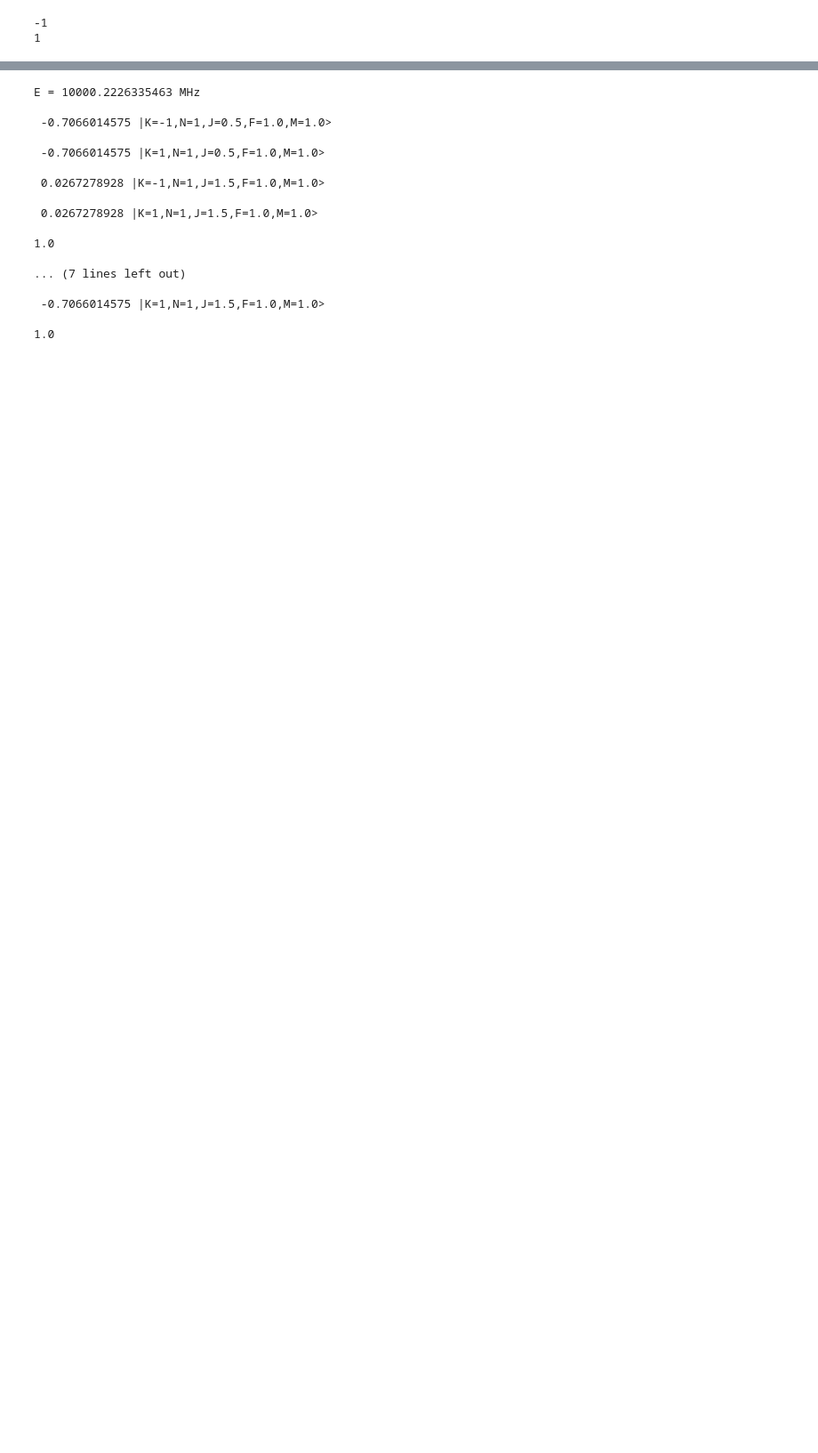
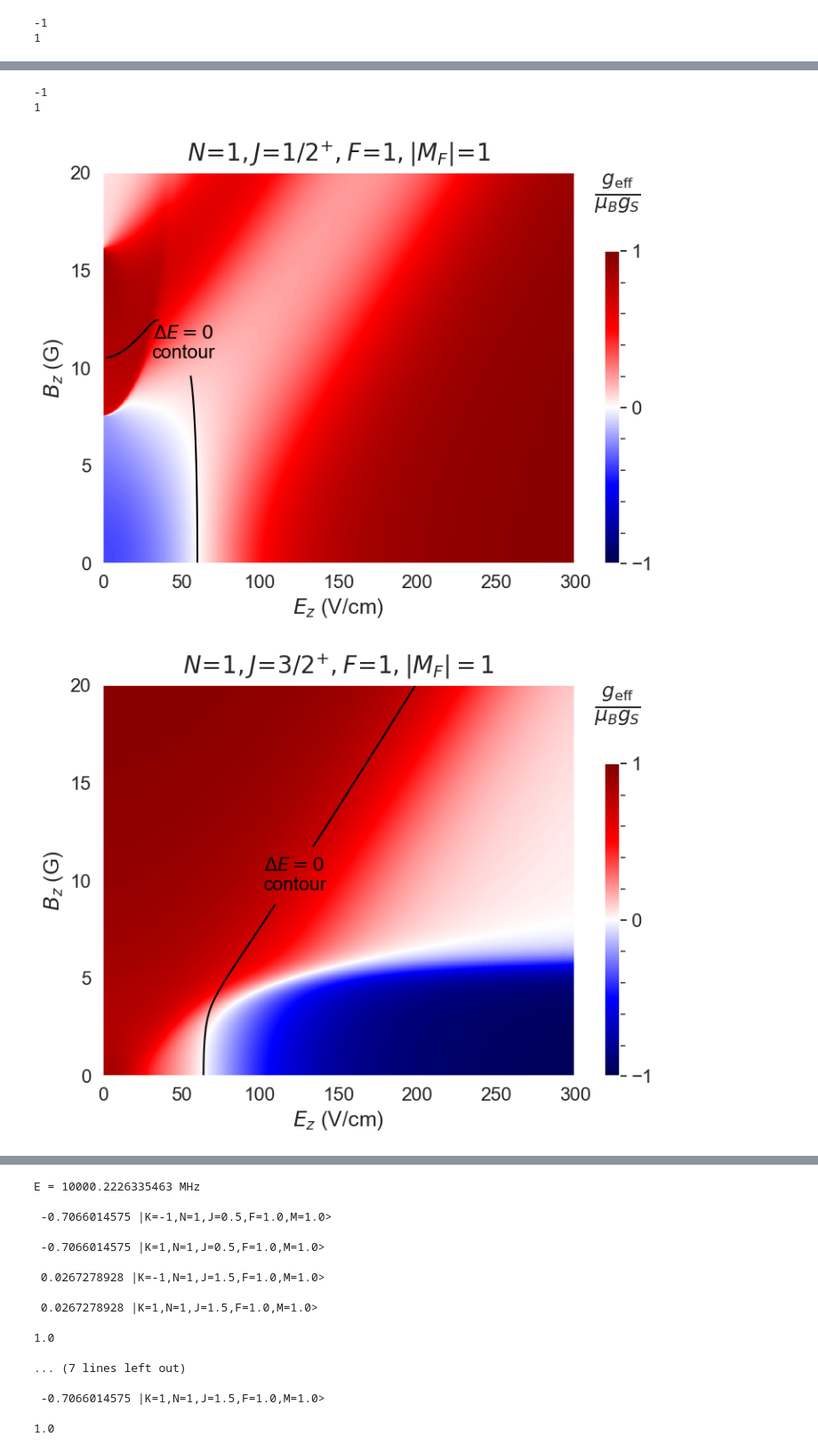
Before and after one commit to munozariasjm/Molecule-Structure, a Jupyter notebook: CaOH_X010_tracking.ipynb, the cells around one changed output, grey strips where cells are left out. Shown at 89% size. Cells and saved outputs as stored; diff of their text form; code cells hidden in the pictures; blank space fills up the shorter version.

```diff
--- a/CaOH_X010_tracking.ipynb
+++ b/CaOH_X010_tracking.ipynb
@@ -212,0 +325,51 @@ for M in eval_dict.keys():
+# %%
+muBgS=1.399624494*2.0023
+with_contour = True
+for M in eval_dict.keys():
+    print(M)
+    if M!=1:
+        continue
+    evals_EB = eval_dict[M]-eval_dict[-M]
+    PTV_EB = PTV_dict[M]-PTV_dict[-M]
+    for i in [3,4]:
+        plt.figure(figsize=(8,6))
+        if i == 3:
+            plt.title(r'$N\!=\!1, J\!=\!1/2^{+}, F\!=\!1, |M_F|\!=\!1$',fontsize=20,pad=10)
+        if i == 4:
+            plt.title(r'$N\!=\!1,J\!=\!3/2^{+},F\!=\!1,|M_F|=1$',fontsize=20,pad=10)
+        E_EB = evals_EB[i]
+        PTV = PTV_EB[i]
+        geff = np.gradient(evals_EB[i])[1]/deltaB
+#         EB_interp = RectBivariateSpline(Ez,Bz,E_EB)
+#         geff_interp = RectBivariateSpline(Ez,Bz,geff)
+        plt.grid(False)
+        plt.pcolormesh(*mesh,geff/muBgS,shading='auto',rasterized=True,cmap=sns.color_palette("seismic", as_cmap=True),norm=TwoSlopeNorm(vmin=-1,vcenter=0,vmax=1))#,vmin=-1,vmax=1)
+#         plt.pcolormesh(Ep,Bp,geff_interp(Ep,Bp).T/muBgS,rasterize=True,shading='gouraud',cmap=sns.color_palette("seismic", as_cmap=True),norm=TwoSlopeNorm(vmin=-1,vcenter=0,vmax=1))#,vmin=-1,vmax=1)
+        cbar = plt.colorbar(shrink=0.8,anchor=(0.0,0),ticks=[-1,0,1])
+        cbar.set_label(label=r'$\frac{g_\mathrm{eff}}{\mu_B g_S}$',fontsize=24,rotation=0,labelpad=-30,y=1.25)
+        cbar.minorticks_on()
+        cbar.ax.tick_params(labelsize=16)
+        if with_contour:
+            try:
+                conmap = plt.contour(*mesh[:,8:,1:],E_EB[8:,1:],colors='black',linewidths=1.5,levels=[0],vmin=-0.25,vmax=0.25)#norm=TwoSlopeNorm(vmin=-1,vcenter=0,vmax=1))
+#                 conmap = plt.contour(Ep[1:],Bp[1:],EB_interp(Ep[1:],Bp[1:]).T,colors='black',linewidths=1,levels=[0],vmin=-0.25,vmax=0.25)#norm=TwoSlopeNorm(vmin=-1,vcenter=0,vmax=1))
+                lbl = plt.clabel(conmap, fmt={0:r'$\Delta E=0$'+'\ncontour'},colors='black',inline=True,inline_spacing=2,manual=[(80,12)],fontsize=16)
+                for x in lbl:
+                    x.set_rotation(0)
+    #             cbar = plt.colorbar()
+    #             cbar.minorticks_on()
+            except ValueError:
+                print("Can't plot this data")
+#         plt.title('Differential G-Factor'.format(i,M),fontsize=18)
+        plt.xlabel(r'$E_z$ (V/cm)',fontsize=18)
+        plt.ylabel(r'$B_z$ (G)',fontsize=18)
+        plt.minorticks_on()
+        plt.xticks(fontsize=16)
+        plt.yticks([0,5,10,15,20],fontsize=16)
+        plt.tight_layout()
+#         plt.savefig('CaOH_N1_zerog_{}_v2a.svg'.format(i),bbox_inches='tight')
+# %% [output]
+-1
+1
+[figure, added]
+[figure, added]
```
Also changed, not shown: parts of 19 cells of this notebook, 13 other files.
